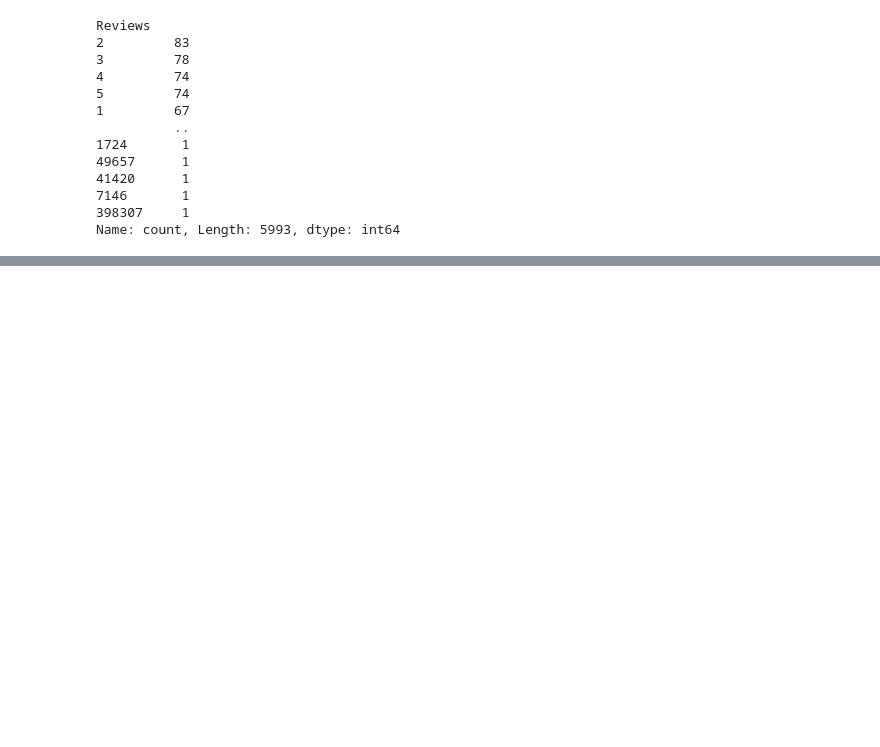
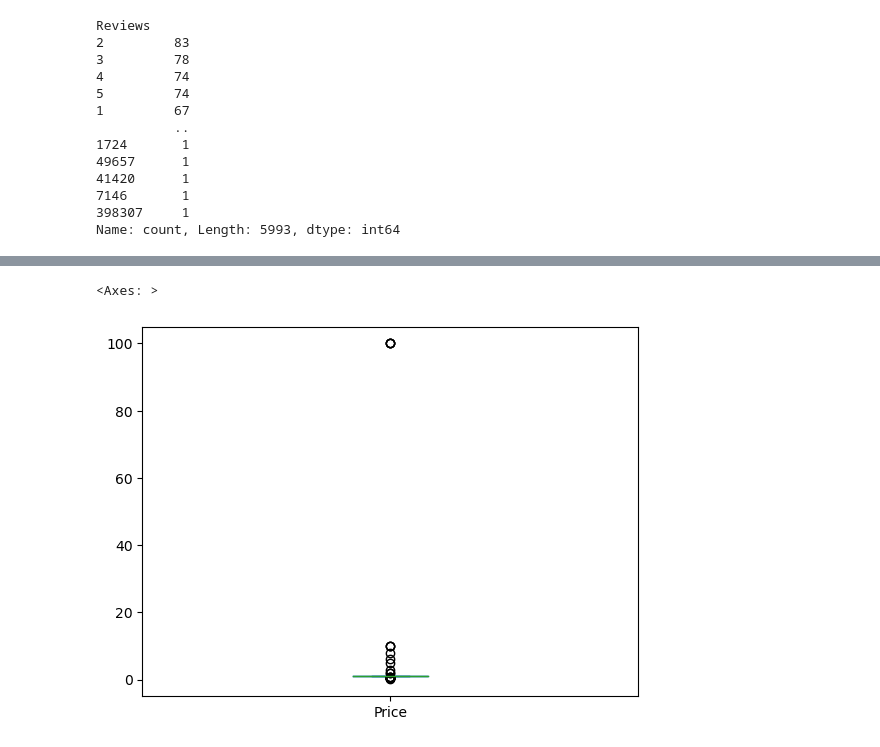
Before and after one commit to nitishrudra3510/DataScience, a Jupyter notebook: Project/WorkOnPlayStore.ipynb, the cells around one changed output, grey strips where cells are left out. Drawn from its saved outputs; the diff is of its cells as text; code cells hidden in the pictures; blank space fills up the shorter version.

```diff
--- a/Project/WorkOnPlayStore.ipynb
+++ b/Project/WorkOnPlayStore.ipynb
@@ -339,0 +659,5 @@ d
+# %%
+df1[df1.Price>0].Price.plot.box()
+# %% [output]
+<Axes: >
+[figure, added]
```
Also changed, not shown: parts of 60 cells of this notebook.
